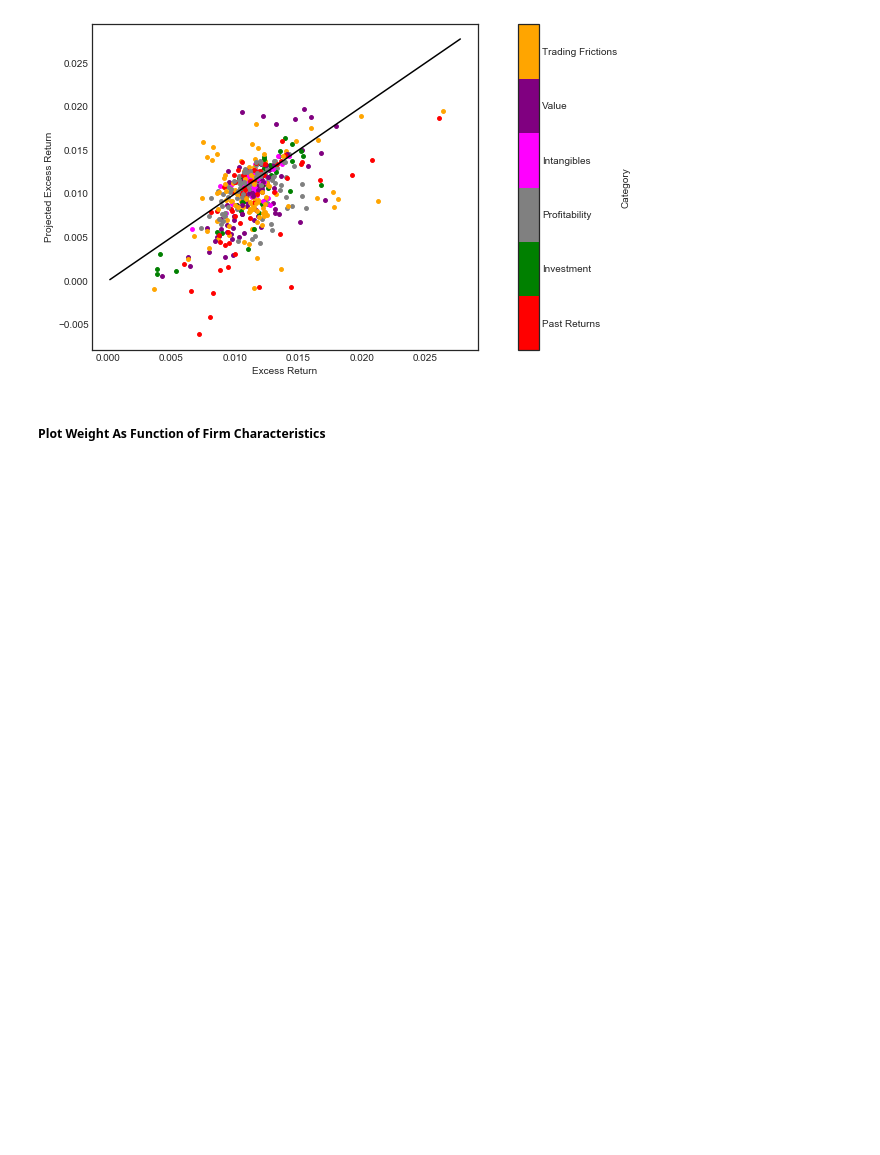
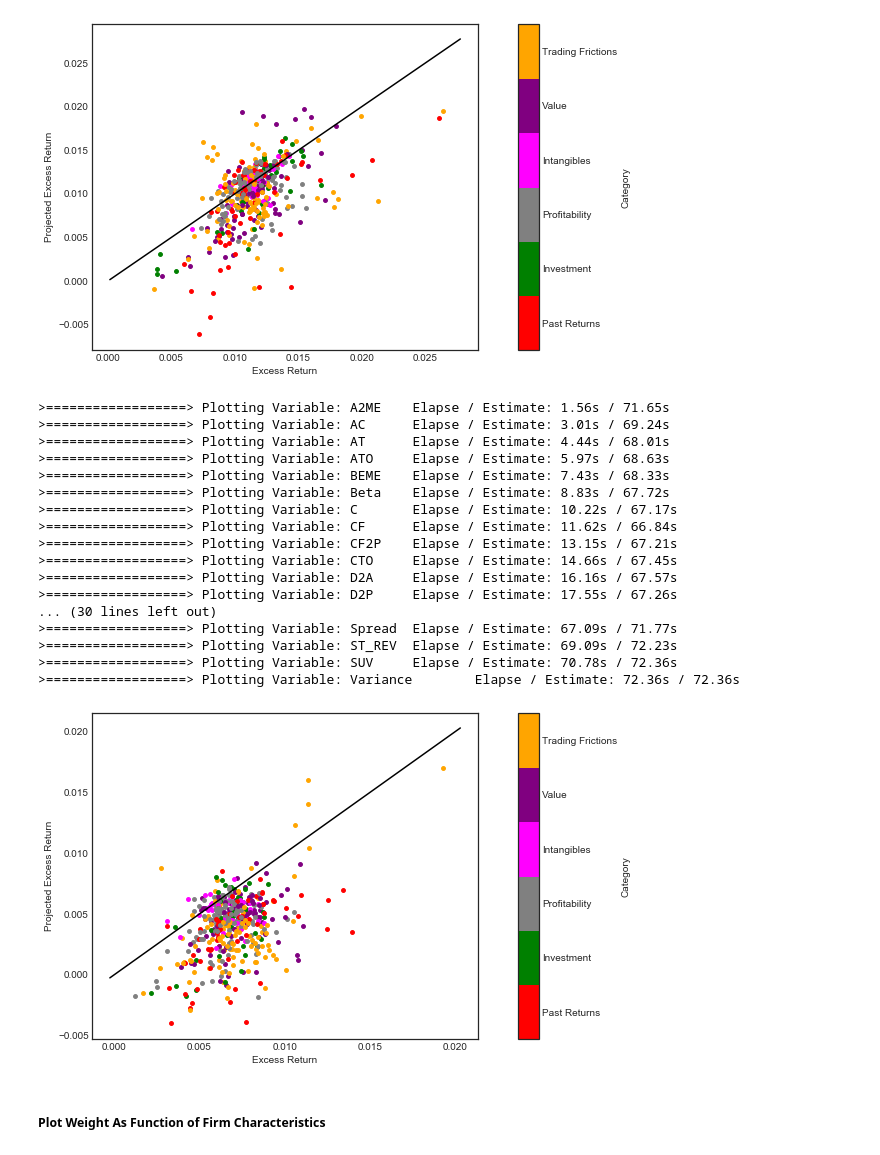
Before and after one commit to LouisChen1992/Deep_Learning_in_Asset_Pricing, a Jupyter notebook: model_Linear.ipynb, the cells around one changed output. Drawn from its saved outputs; the diff is of its cells as text; code cells hidden in the pictures; blank space fills up the shorter version.

```diff
--- a/model_Linear.ipynb
+++ b/model_Linear.ipynb
@@ -255,6 +270,27 @@ plotReturnDecile(dl_test, beta_test, plotPath='model_char_shift/model_Linear_LS/
 >==================> Plotting Variable: SUV     Elapse / Estimate: 59.09s / 60.40s
 >==================> Plotting Variable: Variance        Elapse / Estimate: 60.36s / 60.36s
 [figure]
+# %%
+plotReturnDecile(dl_test, beta_test, value=value_test, plotPath='model_char_shift/model_Linear_LS/LS/plot')
+# %% [output]
+>==================> Plotting Variable: A2ME    Elapse / Estimate: 1.56s / 71.65s
+>==================> Plotting Variable: AC      Elapse / Estimate: 3.01s / 69.24s
+>==================> Plotting Variable: AT      Elapse / Estimate: 4.44s / 68.01s
+>==================> Plotting Variable: ATO     Elapse / Estimate: 5.97s / 68.63s
+>==================> Plotting Variable: BEME    Elapse / Estimate: 7.43s / 68.33s
+>==================> Plotting Variable: Beta    Elapse / Estimate: 8.83s / 67.72s
+>==================> Plotting Variable: C       Elapse / Estimate: 10.22s / 67.17s
+>==================> Plotting Variable: CF      Elapse / Estimate: 11.62s / 66.84s
+>==================> Plotting Variable: CF2P    Elapse / Estimate: 13.15s / 67.21s
+>==================> Plotting Variable: CTO     Elapse / Estimate: 14.66s / 67.45s
+>==================> Plotting Variable: D2A     Elapse / Estimate: 16.16s / 67.57s
+>==================> Plotting Variable: D2P     Elapse / Estimate: 17.55s / 67.26s
+... (30 lines left out)
+>==================> Plotting Variable: Spread  Elapse / Estimate: 67.09s / 71.77s
+>==================> Plotting Variable: ST_REV  Elapse / Estimate: 69.09s / 72.23s
+>==================> Plotting Variable: SUV     Elapse / Estimate: 70.78s / 72.36s
+>==================> Plotting Variable: Variance        Elapse / Estimate: 72.36s / 72.36s
+[figure, added]
 # %% [markdown]
 ##### Plot Weight As Function of Firm Characteristics
 # %%
```
Also changed, not shown: parts of 14 cells of this notebook.
